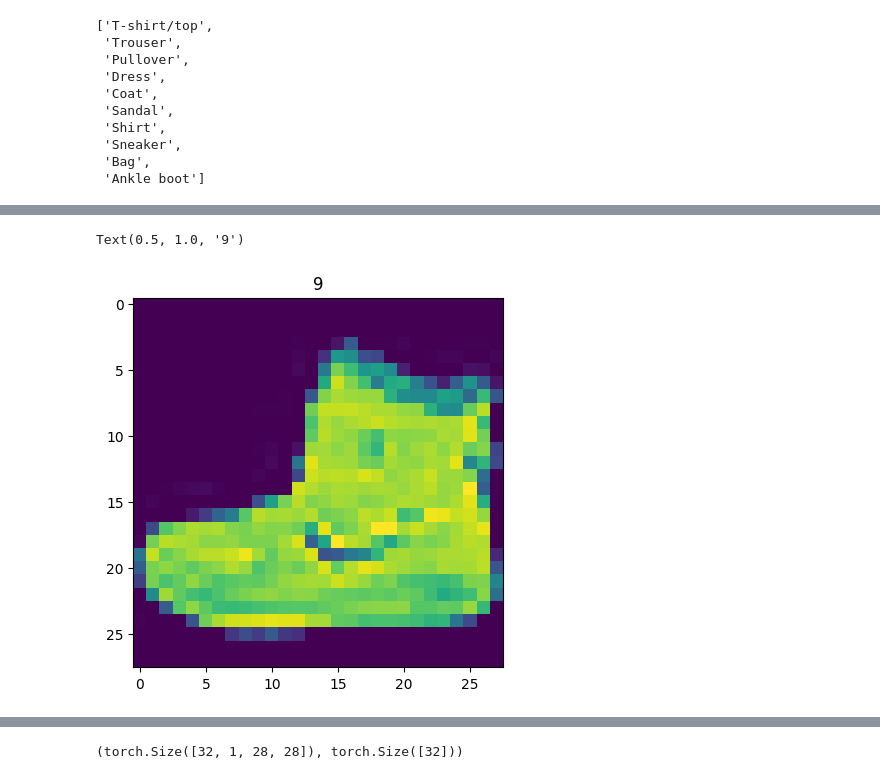
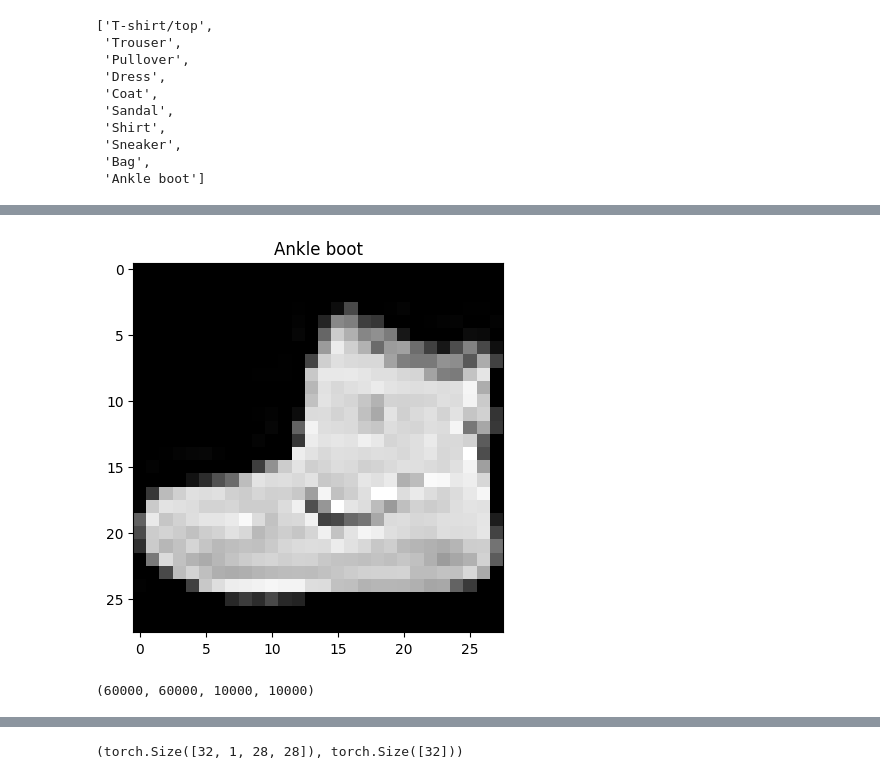
Before and after one commit to imanoop7/Pytorch, a Jupyter notebook: computer_vision_workflow.ipynb, the cells around one changed output, grey strips where cells are left out. Drawn from its saved outputs; the diff is of its cells as text; code cells hidden in the pictures.

```diff
--- a/computer_vision_workflow.ipynb
+++ b/computer_vision_workflow.ipynb
@@ -64,7 +98,10 @@ class_names
 # %%
-image, label = train_data[0]
-plt.imshow(image.squeeze())
-plt.title(label)
+plt.imshow(image.squeeze(), cmap="gray")
+plt.title(class_names[label]);
 # %% [output]
-Text(0.5, 1.0, '9')
-[figure, old version]
+[figure, new version]
+# %%
+# How many samples are there?
+len(train_data.data), len(train_data.targets), len(test_data.data), len(test_data.targets)
+# %% [output]
+(60000, 60000, 10000, 10000)
```
Also changed, not shown: parts of 4 cells of this notebook.
